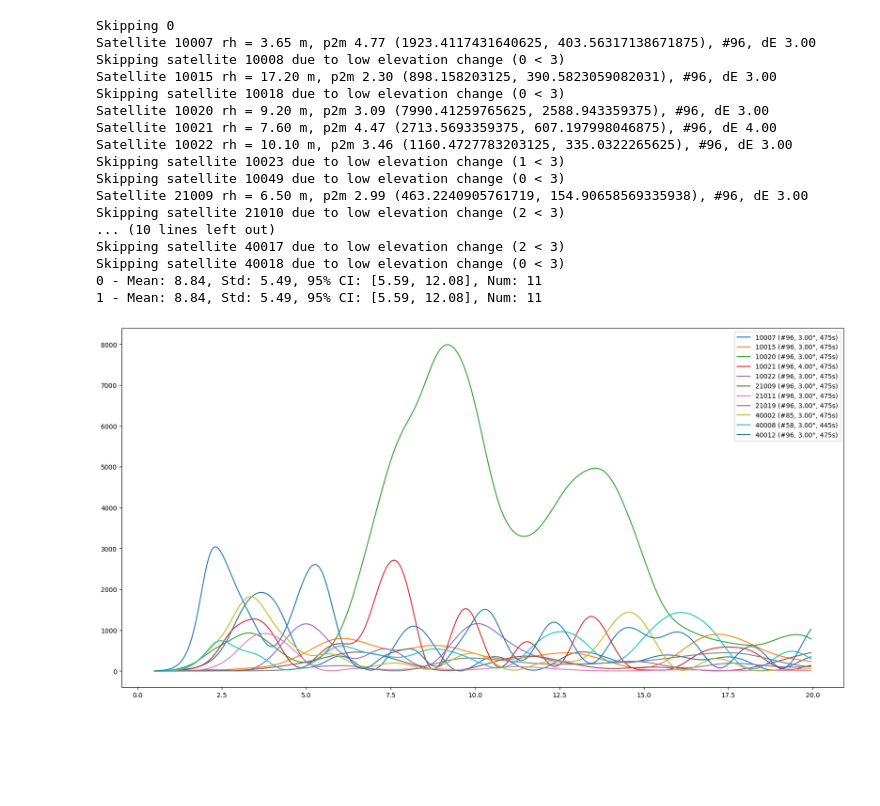
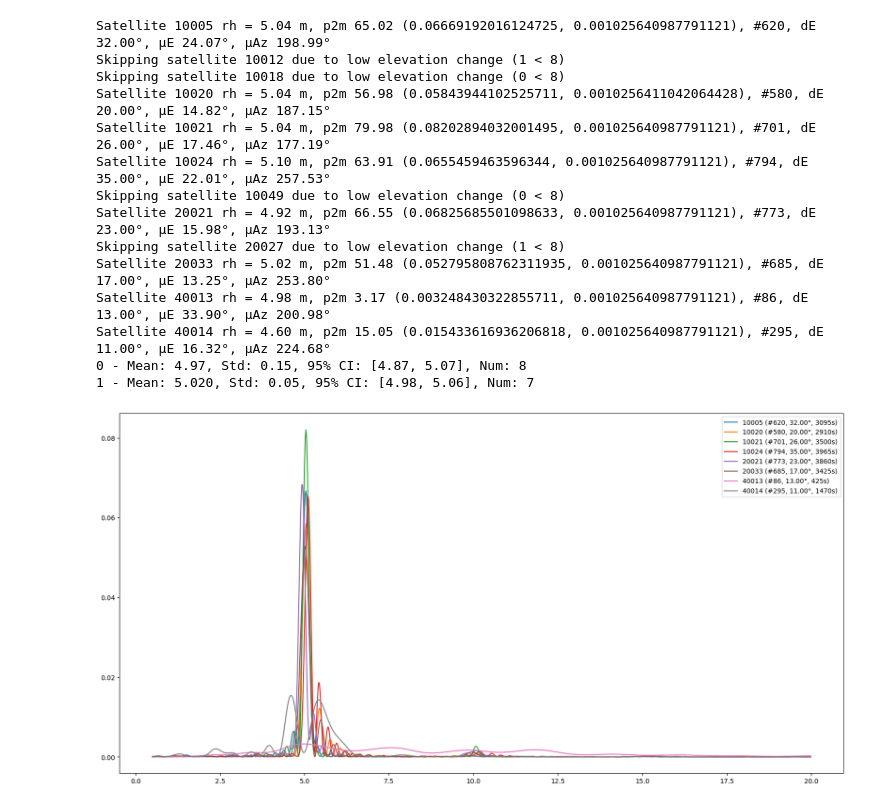
Before and after one commit to JortvD/realtime-gnssrefl, a Jupyter notebook: analysis/results/analysis_dump.ipynb, the cells around one changed output. Cells and saved outputs as stored; diff of their text form; code cells hidden in the pictures; blank space fills up the shorter version.

```diff
--- a/analysis/results/analysis_dump.ipynb
+++ b/analysis/results/analysis_dump.ipynb
@@ -67,18 +73,22 @@ Sector 631664 covers bins [28, 29]
 # Plot X over Y for specific bins
 X_AXIS = 'time'
 Y_AXIS = 'snr'
-BINS = [22, 23]
-N_MAX = 0  # 0 for all
+BINS = [0, 1, 2, 3, 4, 5, 6, 7, 8, 9, 10, 11, 12, 13, 14, 15, 16, 17, 18, 19, 20, 21, 22, 23, 24]
+N_MAX = 1  # 0 for all
 
 plt.figure(figsize=(20, 10))
 records_in_time = records[records['bin_idx'].isin(BINS)]
 for i, id_val in enumerate(records_in_time['id'].unique()):
     if id_val == 0:
         continue
-    if N_MAX != 0 and i >= N_MAX:
-        break
+    # if N_MAX != 0 and i >= N_MAX:
+    #     break
+    if id_val != 40011:
+        continue
     id_data = records_in_time[records_in_time['id'] == id_val]
-    plt.plot(id_data[X_AXIS], id_data[Y_AXIS], label=f'id {id_val}')
+    plt.plot(id_data[X_AXIS], id_data[Y_AXIS], label=f'snr {id_val}')
+    plt.plot(id_data[X_AXIS], id_data['elevation'], label=f'elevation {id_val}')
+    plt.plot(id_data[X_AXIS], id_data['azimuth'], label=f'azimuth {id_val}')
 
 plt.xlabel(X_AXIS)
 plt.ylabel(Y_AXIS)
@@ -258,8 +268,8 @@ def polyfit_and_smooth(x, y, deg=3):
 
     return y
 # %%
-BINS = [22, 23]
-QC_MIN_ELEV_DIFF = 3  # degrees
+BINS = [0, 1, 2, 3, 4, 5, 6, 7, 8, 9, 10, 11, 12, 13, 14, 15, 16, 17, 18, 19, 20, 21, 22, 23, 24]
+QC_MIN_ELEV_DIFF = 8  # degrees
 METHOD_NEW = True
 IMPL_PICO = True
 
@@ -274,7 +284,8 @@ def compute_cf(network):
     return wavelength / 2.0
 
 plt.figure(figsize=(20, 10))
-grouped = records[records['bin_idx'].isin(BINS)].groupby('id')
+grouped = records[(records['bin_idx'].isin(BINS)) & (records['azimuth'] >= 160) & (records['azimuth'] <= 280)].groupby('id')
+# grouped = records[records['bin_idx'].isin(BINS)].groupby('id')
 
 measurements = []
 
@@ -294,6 +305,15 @@ for sat, group in grouped:
     x = group["elevation"]
     y = group["snr"]
 
+    mask = (x <= 30)
+    t = t[mask]
+    x = x[mask]
+    y = y[mask]
+
+    if len(y) < 10:
+        print(f"Skipping satellite {sat} due to low number of points ({len(y)} < 10)")
+        continue
+
     if IMPL_PICO:
         x = polyfit_and_smooth(t, x, deg=3)
     else:
@@ -311,55 +331,54 @@ for sat, group in grouped:
     x = x.iloc[sort_idx] if hasattr(x, 'iloc') else x[sort_idx]
     y = y.iloc[sort_idx] if hasattr(y, 'iloc') else y[sort_idx]
 
-    heights = np.arange(0.5, 20, 0.05) # in meters
+    heights = np.arange(0.5, 20, 0.02) # in meters
 
     if IMPL_PICO:
-        pgram = lombscargle_uniform(x, y, 0.5, 0.05, len(heights)) # in meters
+        pgram = lombscargle_uniform(x, y, 0.5, 0.02, len(heights)) # in meters
     else:
         pgram = lombscargle(x, y, (2*np.pi) * heights) # in hertz
+
+    pgram = pgram / np.sum(pgram)
 
     plt.plot(heights, pgram, label=f'{sat} (#{len(y)}, {max_elev - min_elev:.2f}°, {t.iloc[-1] - t.iloc[0]}s)')
     max_height = heights[np.argmax(pgram)]
     peak_to_mean = np.max(pgram) / np.mean(pgram)
-    print(f"Satellite {sat} rh = {max_height:.2f} m, p2m {peak_to_mean:.2f} ({np.max(pgram)}, {np.mean(pgram)}), #{len(y)}, dE {max_elev - min_elev:.2f}")
+    print(f"Satellite {sat} rh = {max_height:.2f} m, p2m {peak_to_mean:.2f} ({np.max(pgram)}, {np.mean(pgram)}), #{len(y)}, dE {max_elev - min_elev:.2f}°, μE {np.mean(group['elevation']):.2f}°, μAz {np.mean(group['azimuth']):.2f}°")
     measurements.append(max_height)
 
 mean_val = np.mean(measurements)
 std_val = np.std(measurements)
 conf_int = stats.norm.interval(0.95, loc=mean_val, scale=std_val/np.sqrt(len(measurements)))
 print(f"0 - Mean: {mean_val:.2f}, Std: {std_val:.2f}, 95% CI: [{conf_int[0]:.2f}, {conf_int[1]:.2f}], Num: {len(measurements)}")
 
 measurements_arr = np.array(measurements)
 q1 = np.percentile(measurements_arr, 25)
 q3 = np.percentile(measurements_arr, 75)
 iqr = q3 - q1
 lower_bound = q1 - 1.5 * iqr
 upper_bound = q3 + 1.5 * iqr
 filtered_measurements = measurements_arr[(measurements_arr >= lower_bound) & (measurements_arr <= upper_bound)]
 
 mean_val = np.mean(filtered_measurements)
 std_val = np.std(filtered_measurements)
 conf_int = stats.norm.interval(0.95, loc=mean_val, scale=std_val/np.sqrt(len(filtered_measurements)))
-print(f"1 - Mean: {mean_val:.2f}, Std: {std_val:.2f}, 95% CI: [{conf_int[0]:.2f}, {conf_int[1]:.2f}], Num: {len(filtered_measurements)}")
+print(f"1 - Mean: {mean_val:.3f}, Std: {std_val:.2f}, 95% CI: [{conf_int[0]:.2f}, {conf_int[1]:.2f}], Num: {len(filtered_measurements)}")
 
 plt.legend()
 plt.show()
 # %% [output]
-Skipping 0
-Satellite 10007 rh = 3.65 m, p2m 4.77 (1923.4117431640625, 403.56317138671875), #96, dE 3.00
-Skipping satellite 10008 due to low elevation change (0 < 3)
-Satellite 10015 rh = 17.20 m, p2m 2.30 (898.158203125, 390.5823059082031), #96, dE 3.00
-Skipping satellite 10018 due to low elevation change (0 < 3)
-Satellite 10020 rh = 9.20 m, p2m 3.09 (7990.41259765625, 2588.943359375), #96, dE 3.00
-Satellite 10021 rh = 7.60 m, p2m 4.47 (2713.5693359375, 607.197998046875), #96, dE 4.00
-Satellite 10022 rh = 10.10 m, p2m 3.46 (1160.4727783203125, 335.0322265625), #96, dE 3.00
-Skipping satellite 10023 due to low elevation change (1 < 3)
-Skipping satellite 10049 due to low elevation change (0 < 3)
-Satellite 21009 rh = 6.50 m, p2m 2.99 (463.2240905761719, 154.90658569335938), #96, dE 3.00
-Skipping satellite 21010 due to low elevation change (2 < 3)
-... (10 lines left out)
-Skipping satellite 40017 due to low elevation change (2 < 3)
-Skipping satellite 40018 due to low elevation change (0 < 3)
-0 - Mean: 8.84, Std: 5.49, 95% CI: [5.59, 12.08], Num: 11
-1 - Mean: 8.84, Std: 5.49, 95% CI: [5.59, 12.08], Num: 11
+Satellite 10005 rh = 5.04 m, p2m 65.02 (0.06669192016124725, 0.001025640987791121), #620, dE 32.00°, μE 24.07°, μAz 198.99°
+Skipping satellite 10012 due to low elevation change (1 < 8)
+Skipping satellite 10018 due to low elevation change (0 < 8)
+Satellite 10020 rh = 5.04 m, p2m 56.98 (0.05843944102525711, 0.0010256411042064428), #580, dE 20.00°, μE 14.82°, μAz 187.15°
+Satellite 10021 rh = 5.04 m, p2m 79.98 (0.08202894032001495, 0.001025640987791121), #701, dE 26.00°, μE 17.46°, μAz 177.19°
+Satellite 10024 rh = 5.10 m, p2m 63.91 (0.0655459463596344, 0.001025640987791121), #794, dE 35.00°, μE 22.01°, μAz 257.53°
+Skipping satellite 10049 due to low elevation change (0 < 8)
+Satellite 20021 rh = 4.92 m, p2m 66.55 (0.06825685501098633, 0.001025640987791121), #773, dE 23.00°, μE 15.98°, μAz 193.13°
+Skipping satellite 20027 due to low elevation change (1 < 8)
+Satellite 20033 rh = 5.02 m, p2m 51.48 (0.052795808762311935, 0.001025640987791121), #685, dE 17.00°, μE 13.25°, μAz 253.80°
+Satellite 40013 rh = 4.98 m, p2m 3.17 (0.003248430322855711, 0.001025640987791121), #86, dE 13.00°, μE 33.90°, μAz 200.98°
+Satellite 40014 rh = 4.60 m, p2m 15.05 (0.015433616936206818, 0.001025640987791121), #295, dE 11.00°, μE 16.32°, μAz 224.68°
+0 - Mean: 4.97, Std: 0.15, 95% CI: [4.87, 5.07], Num: 8
+1 - Mean: 5.020, Std: 0.05, 95% CI: [4.98, 5.06], Num: 7
-[figure, old version]
+[figure, new version]
```
Also changed, not shown: parts of 3 cells of this notebook, 6 other files.
